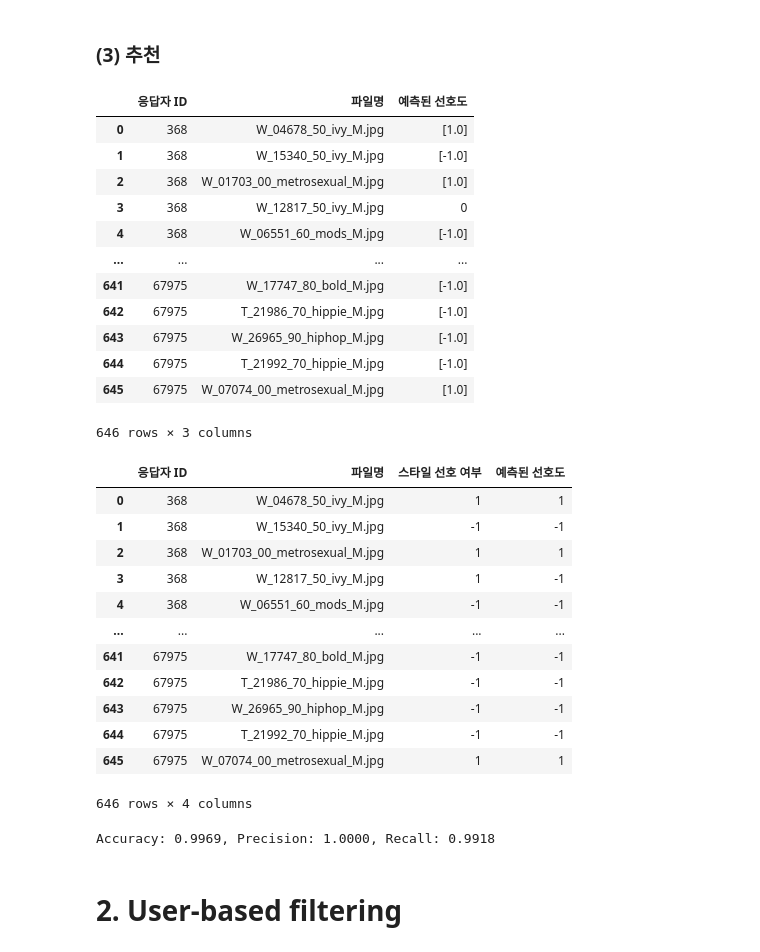
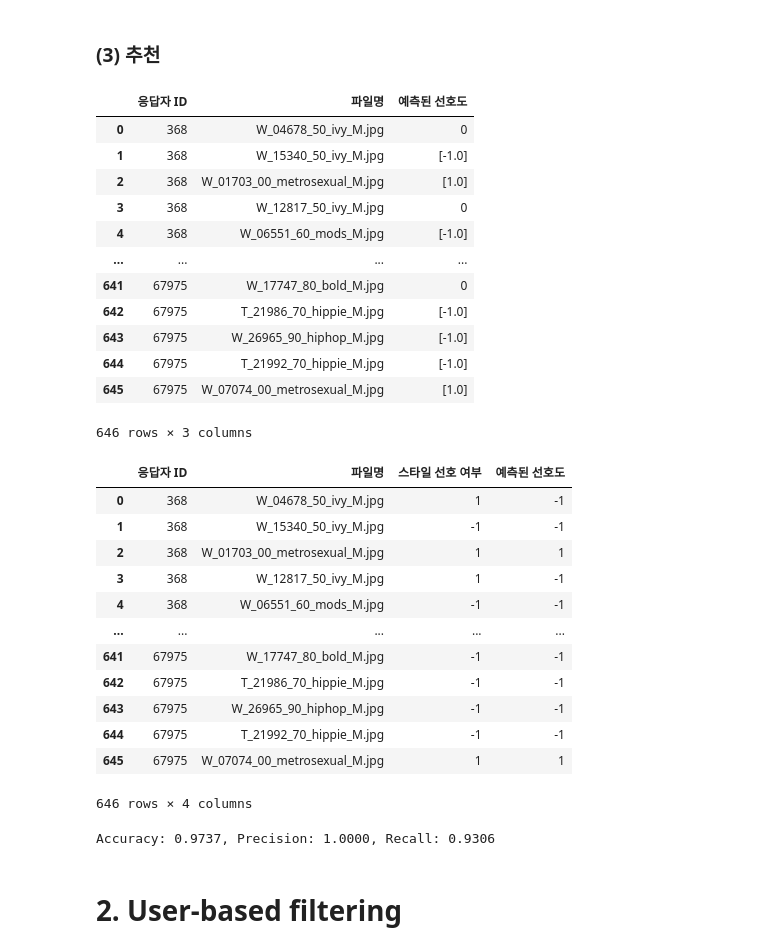
Before and after one commit to editdiary/DCC, a Jupyter notebook: Mission3/mission3-1.ipynb, the cells around one changed output. Saved outputs shown, nothing was run; the diff lists cells and outputs as text; code cells hidden in the pictures.

```diff
--- a/Mission3/mission3-1.ipynb
+++ b/Mission3/mission3-1.ipynb
@@ -149,46 +172,46 @@ def predict_rating(dup_top100_pref, item_similarity_df, mask_df, item_user_matri
 
         # 유사도가 임계값 이상인 항목들만 추출(!임계값은 변경 가능)
         similar_items = similar_items.sort_values(ascending=False)
-        top_similar_items = similar_items[similar_items >= 0.5]     # 임계값: 0.5
+        top_similar_items = similar_items[similar_items >= 0.7]     # 임계값: 0.7
 
         # top_similar_items의 유사도에 사용자 평점을 가중 평균하여 예측 평점 계산
         weighted_ratings_sum = 0    # 가중 평점의 합(분자)
         similarity_sum = 0          # 모든 유사도의 합(분모)
 
         # 사용자가 평가한 아이템만 고려하여 선호도 예측
         for similar_item in top_similar_items.index:
             if similar_item == item:    # 자기 자신은 제외
                 continue
             similarity = top_similar_items[similar_item]
             rating = item_user_matrix[[user_id]].loc[similar_item].values
             weighted_ratings_sum += similarity * rating
             similarity_sum += similarity
 
         if similarity_sum != 0:
             predicted_rating = weighted_ratings_sum / similarity_sum
         else:
             predicted_rating = 0
 
         # 예측된 선호도 저장
         predicted_ratings.append([user_id, item, predicted_rating])
 
     # 다루기 쉽게 DataFrame으로 변환
     predicted_df = pd.DataFrame(predicted_ratings, columns=['응답자 ID', '파일명', '예측된 선호도'])
 
     return predicted_df
 
 
 predicted_ratings = predict_rating(dup_top100_pref, t_item_similarity_df, t_mask, t_item_user_matrix)
 predicted_ratings
 # %% [output]
 |  | 응답자 ID | 파일명 | 예측된 선호도 |
-| 0 | 368 | W_04678_50_ivy_M.jpg | [1.0] |
+| 0 | 368 | W_04678_50_ivy_M.jpg | 0 |
 | 1 | 368 | W_15340_50_ivy_M.jpg | [-1.0] |
 | 2 | 368 | W_01703_00_metrosexual_M.jpg | [1.0] |
 | 3 | 368 | W_12817_50_ivy_M.jpg | 0 |
 | 4 | 368 | W_06551_60_mods_M.jpg | [-1.0] |
 | ... | ... | ... | ... |
-| 641 | 67975 | W_17747_80_bold_M.jpg | [-1.0] |
+| 641 | 67975 | W_17747_80_bold_M.jpg | 0 |
 | 642 | 67975 | T_21986_70_hippie_M.jpg | [-1.0] |
 | 643 | 67975 | W_26965_90_hiphop_M.jpg | [-1.0] |
 | 644 | 67975 | T_21992_70_hippie_M.jpg | [-1.0] |
@@ -204,7 +227,7 @@ total_dup_pref['예측된 선호도'] = total_dup_pref['예측된 선호도'].ap
 total_dup_pref
 # %% [output]
 |  | 응답자 ID | 파일명 | 스타일 선호 여부 | 예측된 선호도 |
-| 0 | 368 | W_04678_50_ivy_M.jpg | 1 | 1 |
+| 0 | 368 | W_04678_50_ivy_M.jpg | 1 | -1 |
 | 1 | 368 | W_15340_50_ivy_M.jpg | -1 | -1 |
 | 2 | 368 | W_01703_00_metrosexual_M.jpg | 1 | 1 |
 | 3 | 368 | W_12817_50_ivy_M.jpg | 1 | -1 |
@@ -226,7 +249,7 @@ recall = recall_score(total_dup_pref['스타일 선호 여부'], total_dup_pref[
 
 print(f"Accuracy: {accuracy:.4f}, Precision: {precision:.4f}, Recall: {recall:.4f}")
 # %% [output]
-Accuracy: 0.9969, Precision: 1.0000, Recall: 0.9918
+Accuracy: 0.9737, Precision: 1.0000, Recall: 0.9306
 # %% [markdown]
 # 2. User-based filtering
 # %% [markdown]
```
Also changed, not shown: parts of 7 cells of this notebook.
